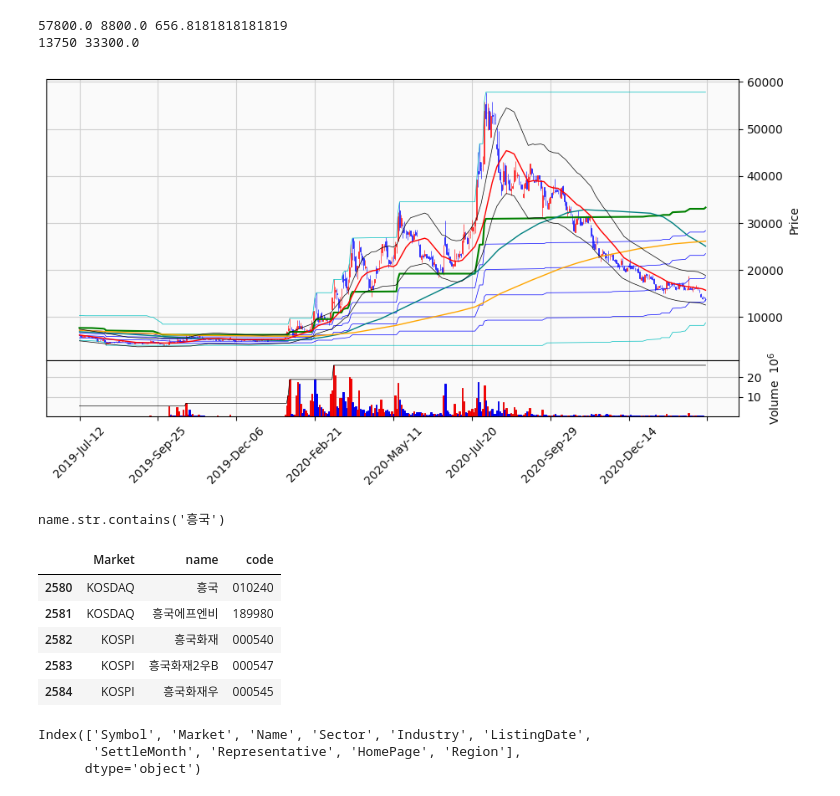
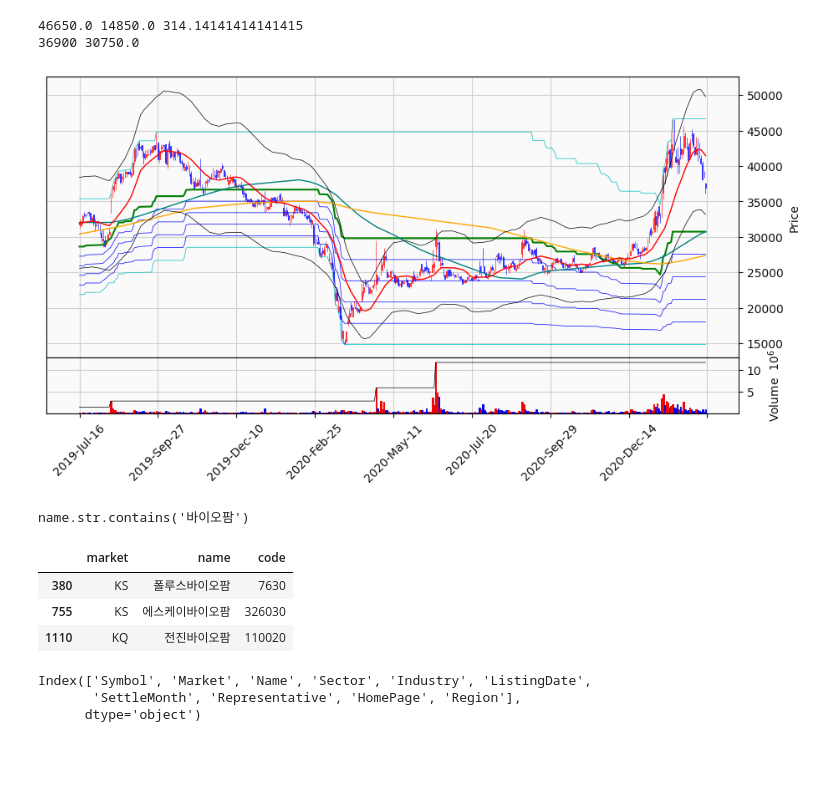
Before and after one commit to theplow-kwak/madi, a Jupyter notebook: 마디가.ipynb, the cells around one changed output. Drawn from its saved outputs; the diff is of its cells as text; code cells hidden in the pictures; blank space fills up the shorter version.

```diff
--- a/마디가.ipynb
+++ b/마디가.ipynb
@@ -167,19 +165,17 @@ stock_codes.codes
 # %%
-drawchart('랩지노믹스',400)
+drawchart('한화에어로스페이스',400)
 # %% [output]
-57800.0 8800.0 656.8181818181819
-13750 33300.0
+46650.0 14850.0 314.14141414141415
+36900 30750.0
-[figure, old version]
+[figure, new version]
 # %%
-stock_codes.find('흥국')
+stock_codes.find('바이오팜')
 # %% [output]
-name.str.contains('흥국')
+name.str.contains('바이오팜')
-|  | Market | name | code |
-| 2580 | KOSDAQ | 흥국 | 010240 |
-| 2581 | KOSDAQ | 흥국에프엔비 | 189980 |
-| 2582 | KOSPI | 흥국화재 | 000540 |
-| 2583 | KOSPI | 흥국화재2우B | 000547 |
-| 2584 | KOSPI | 흥국화재우 | 000545 |
+|  | market | name | code |
+| 380 | KS | 폴루스바이오팜 | 7630 |
+| 755 | KS | 에스케이바이오팜 | 326030 |
+| 1110 | KQ | 전진바이오팜 | 110020 |
 # %%
 df_krx = fdr.StockListing('KRX')
 # %%
```
Also changed, not shown: parts of 2 cells of this notebook.
